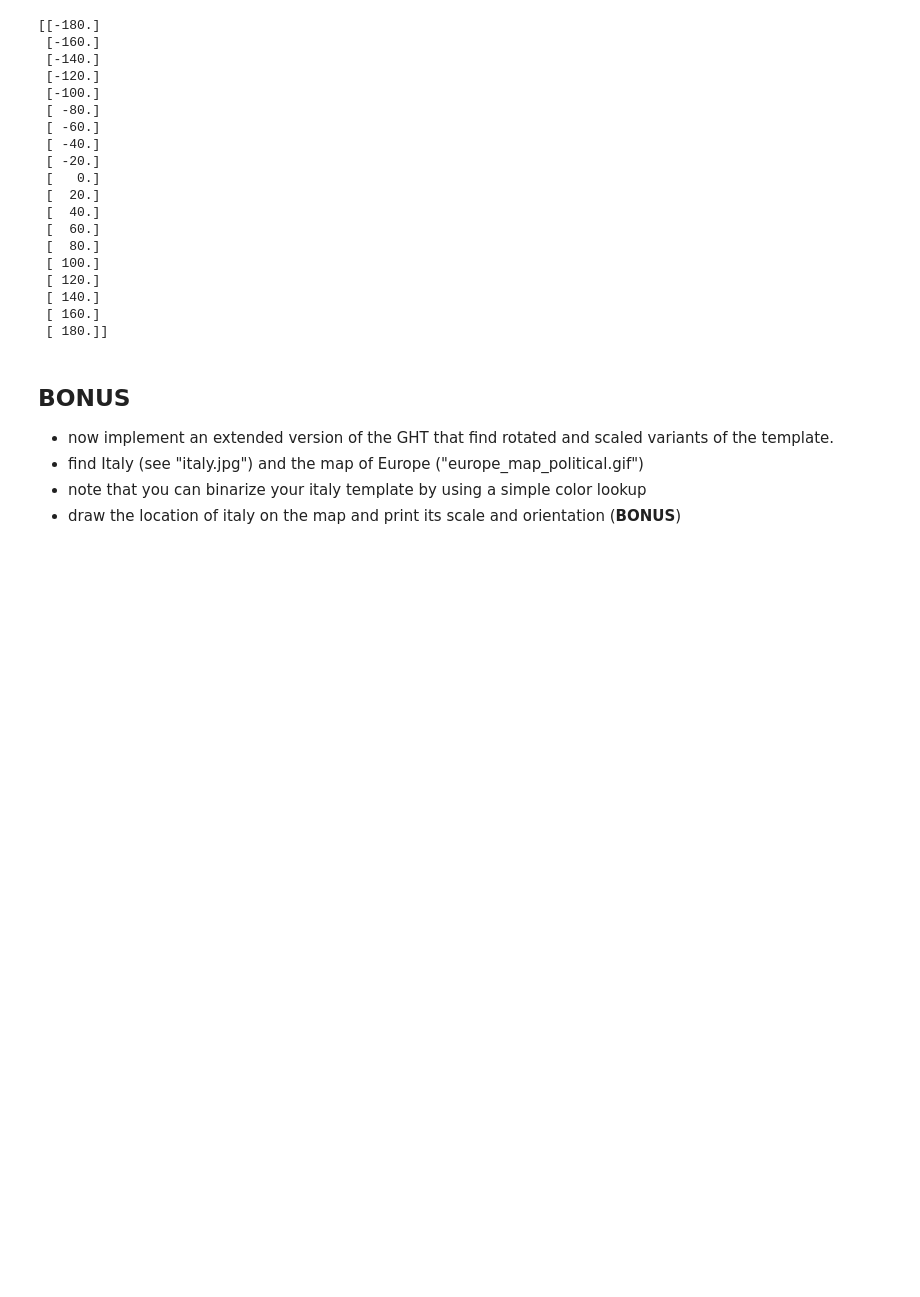
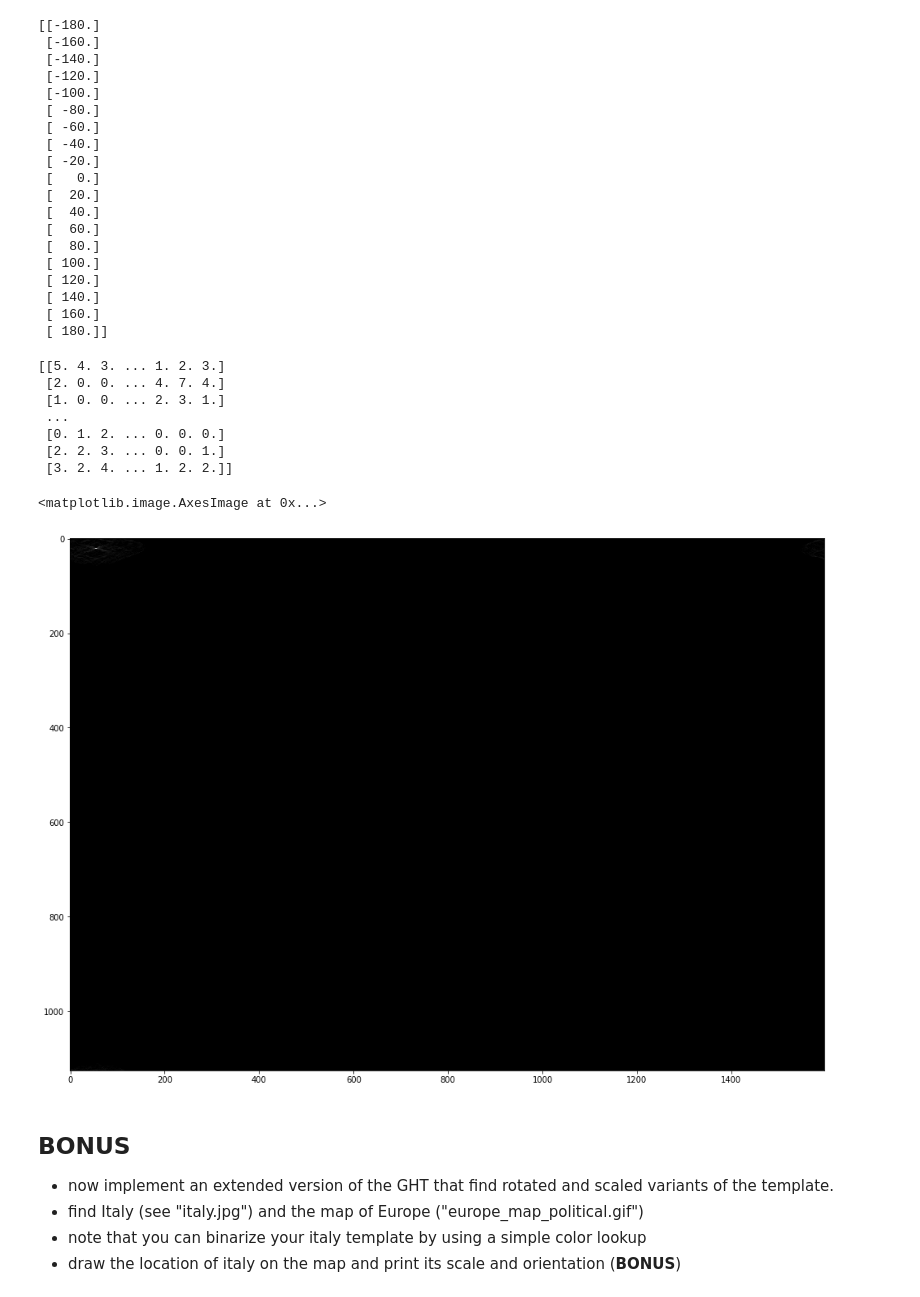
Before and after one commit to jneuendorf/cv1920_assignments, a Jupyter notebook: 04_HoughTransform_Manu.ipynb, the cells around one changed output. Saved outputs shown, nothing was run; the diff lists cells and outputs as text; code cells hidden in the pictures; blank space fills up the shorter version.

```diff
--- a/04_HoughTransform_Manu.ipynb
+++ b/04_HoughTransform_Manu.ipynb
@@ -273,6 +281,77 @@ print(r_table)
  [ 140.]
  [ 160.]
  [ 180.]]
+# %%
+########################################################################################
+# JIM
+########################################################################################
+from collections import defaultdict
+from pprint import pprint
+
+from numpy import linalg as LA
+from skimage.filters import sobel_h, sobel_v
+
+
+# Get center of the template.
+shape_x, shape_y = bat_edge.shape
+center = np.array([shape_x // 2, shape_y // 2])
+
+G_x = sobel_v(bat_edge)
+G_y = sobel_h(bat_edge)
+
+# Build an r-table with 20° theta steps.
+# (see 02_convolution_canny.ipynb for details)
+NUMBER_BINS = 19
+bins = np.linspace(-180, 180, num=NUMBER_BINS)
+angles = np.degrees(np.arctan2(G_y, G_x))
+indices = np.digitize(angles, bins)
+theta = np.zeros(angles.shape)
+theta[:] = bins[(indices[:] - 1) % (NUMBER_BINS - 1)]
+
+
+r_table = defaultdict(list)
+bat_edge_pixels = np.where(bat_edge == True)
+# print(bat_edge_pixels)
+for row, col in zip(*bat_edge_pixels):
+    angle = theta[row, col]
+    p = np.array([row, col])
+    v = center - p
+    r_table[angle] += [v]
+# pprint(r_table)
+
+
+# Locate the object.
+animals_edge = feature.canny(color.rgb2gray(animals), 0.1, low_threshold=0, high_threshold=0.1)
+# io.imshow(animals_edge)
+G_x = sobel_v(animals_edge)
+G_y = sobel_h(animals_edge)
+angles = np.degrees(np.arctan2(G_y, G_x))
+indices = np.digitize(angles, bins)
+theta = np.zeros(angles.shape)
+theta[:] = bins[(indices[:] - 1) % (NUMBER_BINS - 1)]
+animals_edge_pixels = np.where(animals_edge == True)
+acc = np.zeros(animals_edge.shape)
+for row, col in zip(*bat_edge_pixels):
+    angle = theta[row, col]
+    p = np.array([row, col])
+    for v_i in r_table[angle]:
+        y, x = p + v_i
+        acc[y, x] += 1
+print(acc)
+
+fig = plt.figure(figsize=(20, 12))
+ax = plt.subplot(1, 1, 1)
+ax.imshow(acc, cmap='gray')
+# %% [output]
+[[5. 4. 3. ... 1. 2. 3.]
+ [2. 0. 0. ... 4. 7. 4.]
+ [1. 0. 0. ... 2. 3. 1.]
+ ...
+ [0. 1. 2. ... 0. 0. 0.]
+ [2. 2. 3. ... 0. 0. 1.]
+ [3. 2. 4. ... 1. 2. 2.]]
+<matplotlib.image.AxesImage at 0x...>
+[figure, added]
 # %% [markdown]
 ## BONUS
 * now implement an extended version of the GHT that find rotated and scaled variants of the template.
```
Also changed, not shown: parts of 1 cell of this notebook.
